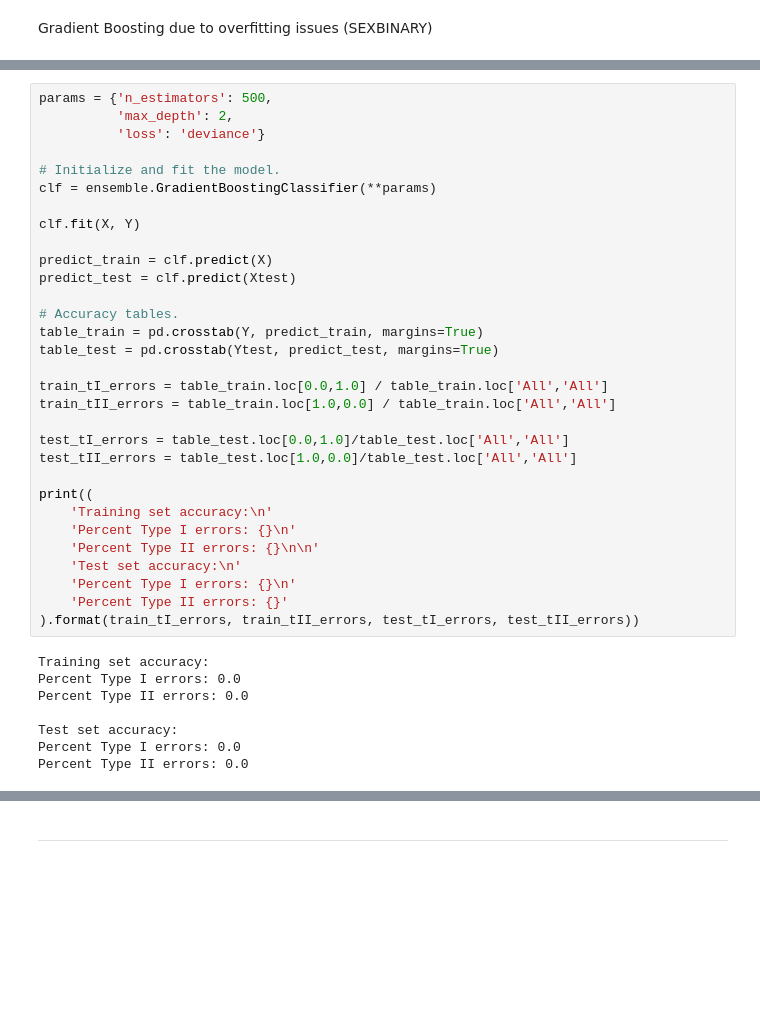
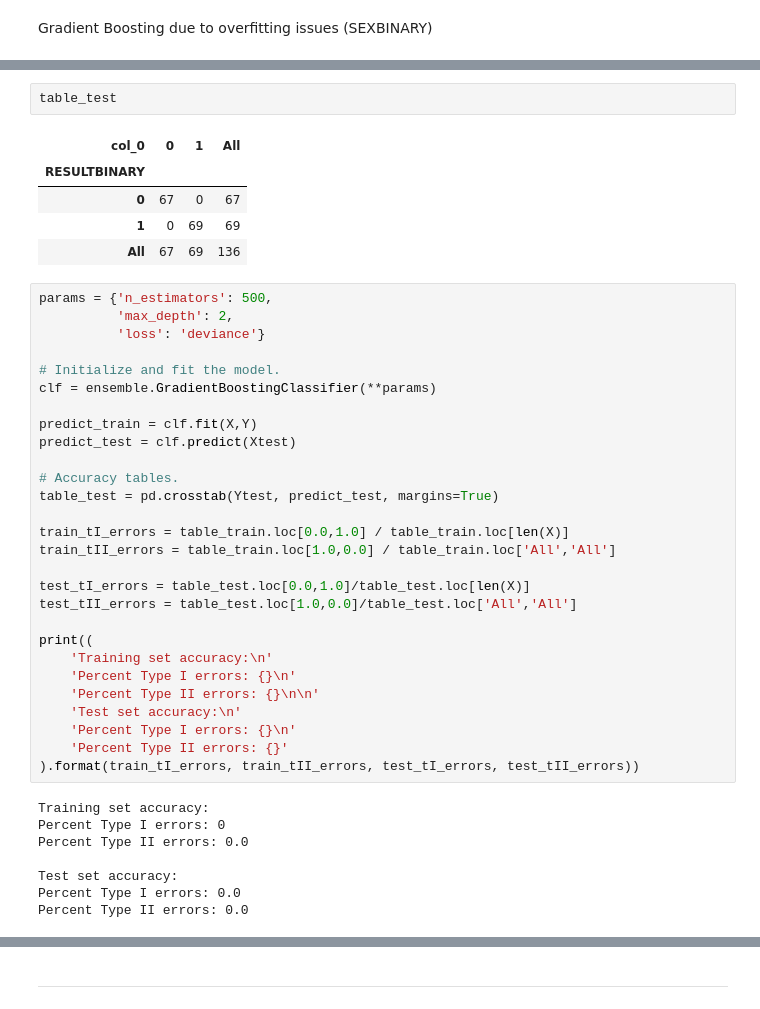
Before and after one commit to ThompsonL/ThinkfulProjects, a Jupyter notebook: Thinkful Data Science Course/Unit3 Deeper into Supervised Learning/Capstone.ipynb, the cells around one changed output, grey strips where cells are left out. Saved outputs shown, nothing was run; the diff lists cells and outputs as text; blank space fills up the shorter version.

```diff
--- a/Thinkful Data Science Course/Unit3 Deeper into Supervised Learning/Capstone.ipynb
+++ b/Thinkful Data Science Course/Unit3 Deeper into Supervised Learning/Capstone.ipynb
@@ -434,3 +434,11 @@ Overall R^2:
+# %%
+table_test
+# %% [output]
+| col_0 | 0 | 1 | All |
+| RESULTBINARY |  |  |  |
+| 0 | 67 | 0 | 67 |
+| 1 | 0 | 69 | 69 |
+| All | 67 | 69 | 136 |
 # %%
 params = {'n_estimators': 500,
           'max_depth': 2,
@@ -439,19 +447,16 @@ params = {'n_estimators': 500,
 # Initialize and fit the model.
 clf = ensemble.GradientBoostingClassifier(**params)
 
-clf.fit(X, Y)
-
-predict_train = clf.predict(X)
+predict_train = clf.fit(X,Y)
 predict_test = clf.predict(Xtest)
 
 # Accuracy tables.
-table_train = pd.crosstab(Y, predict_train, margins=True)
 table_test = pd.crosstab(Ytest, predict_test, margins=True)
 
-train_tI_errors = table_train.loc[0.0,1.0] / table_train.loc['All','All']
+train_tI_errors = table_train.loc[0.0,1.0] / table_train.loc[len(X)]
 train_tII_errors = table_train.loc[1.0,0.0] / table_train.loc['All','All']
 
-test_tI_errors = table_test.loc[0.0,1.0]/table_test.loc['All','All']
+test_tI_errors = table_test.loc[0.0,1.0]/table_test.loc[len(X)]
 test_tII_errors = table_test.loc[1.0,0.0]/table_test.loc['All','All']
 
 print((
@@ -464,7 +469,7 @@ print((
 ).format(train_tI_errors, train_tII_errors, test_tI_errors, test_tII_errors))
 # %% [output]
 Training set accuracy:
-Percent Type I errors: 0.0
+Percent Type I errors: 0
 Percent Type II errors: 0.0
 
 Test set accuracy:
```
Also changed, not shown: parts of 12 cells of this notebook, 2 other files.
